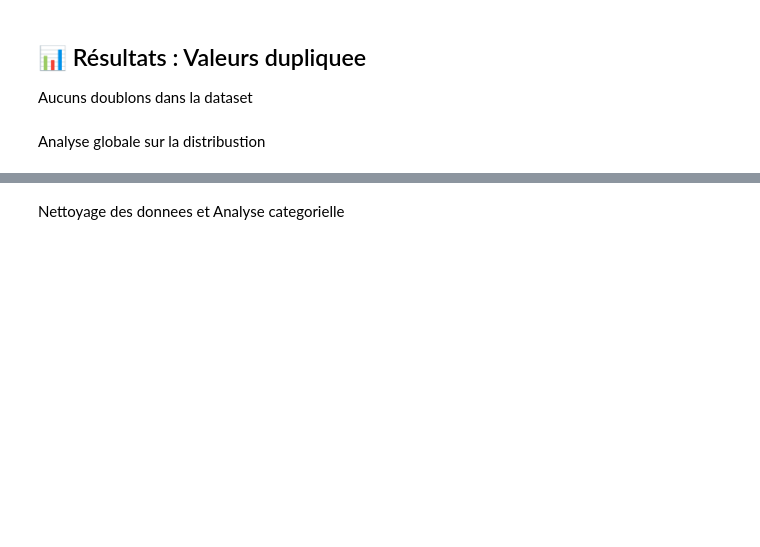
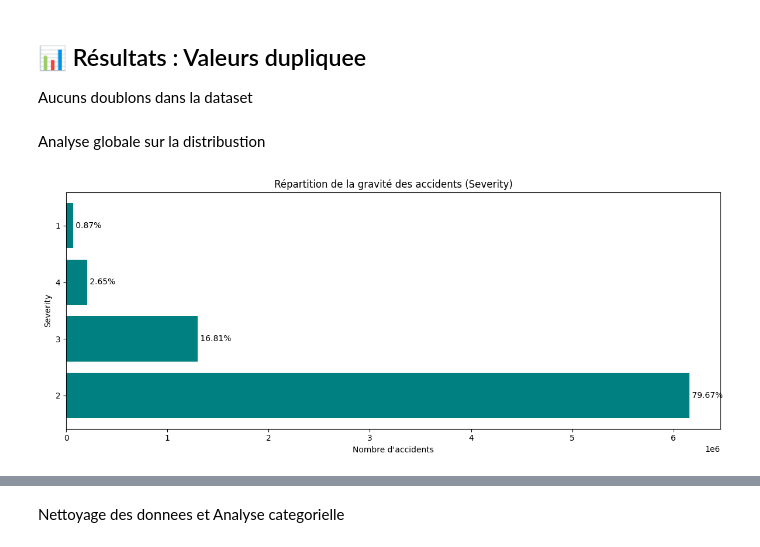
Before and after one commit to zinebettahery/US-Accidents, a Jupyter notebook: notebooks/EDA.ipynb, the cells around one changed output, grey strips where cells are left out. Saved outputs shown, nothing was run; the diff lists cells and outputs as text; code cells hidden in the pictures; blank space fills up the shorter version.

```diff
--- a/notebooks/EDA.ipynb
+++ b/notebooks/EDA.ipynb
@@ -713,39 +770,41 @@ T1 {
 # ------------------------------------------------Severity Analysis
 
 # Calcul unique
-severity_counts = df["Severity"].value_counts(dropna=False)
+severity_counts = dfA["Severity"].value_counts(dropna=False)
 severity_percent = round(severity_counts / severity_counts.sum() * 100, 2)
 
 # DataFrame final
 result = pd.DataFrame({
     'Severity': severity_counts.index,
     'Nombre': severity_counts.values,
     'Pourcentage (%)': severity_percent.values
 })
 
 
 # Affichage du résultat
 plt.figure(figsize=(12, 5))
 bars = plt.barh(
     result['Severity'].astype(str),
     result['Nombre'],
     color='teal'
 )
 plt.title("Répartition de la gravité des accidents (Severity)")
 plt.xlabel("Nombre d'accidents")
 plt.ylabel("Severity")
 
 # Ajouter les pourcentages sur les barres
 for bar, pct in zip(bars, result['Pourcentage (%)']):
     plt.text(
         bar.get_width(),
         bar.get_y() + bar.get_height()/2,
         f' {pct}%',
         va='center'
     )
 
 plt.tight_layout()
 plt.show()
+# %% [output]
+[figure, added]
 # %%
 # ------------------------------------------------Day vs Night Analysis
 plt.figure(figsize=(5, 5))
```
Also changed, not shown: parts of 67 cells of this notebook.
